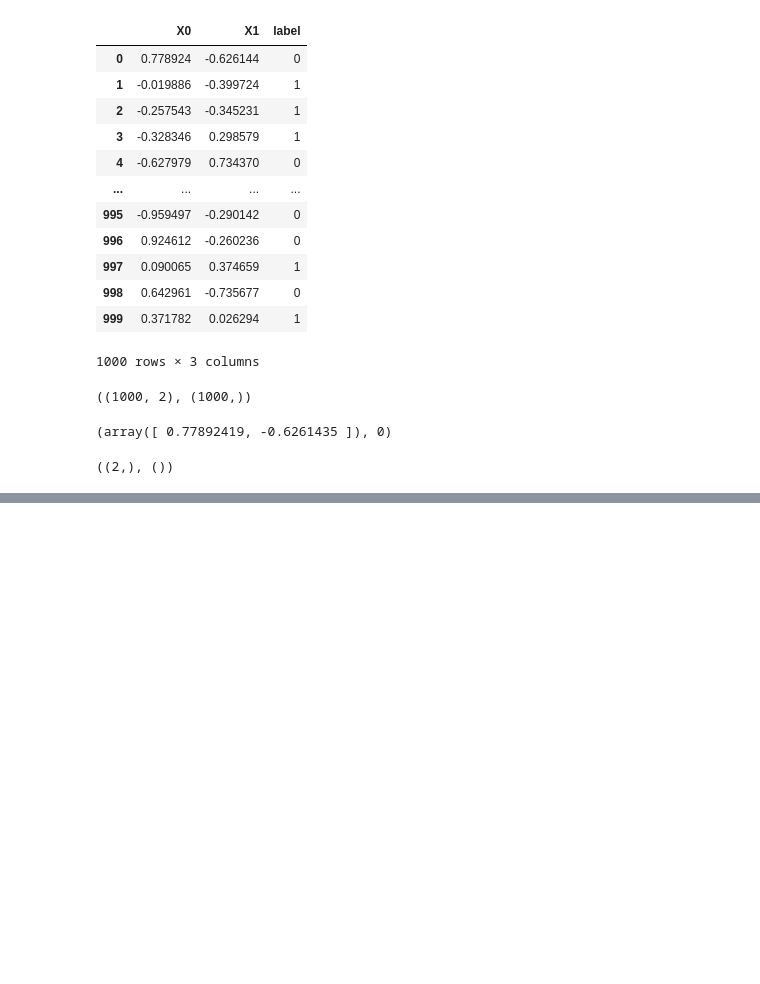
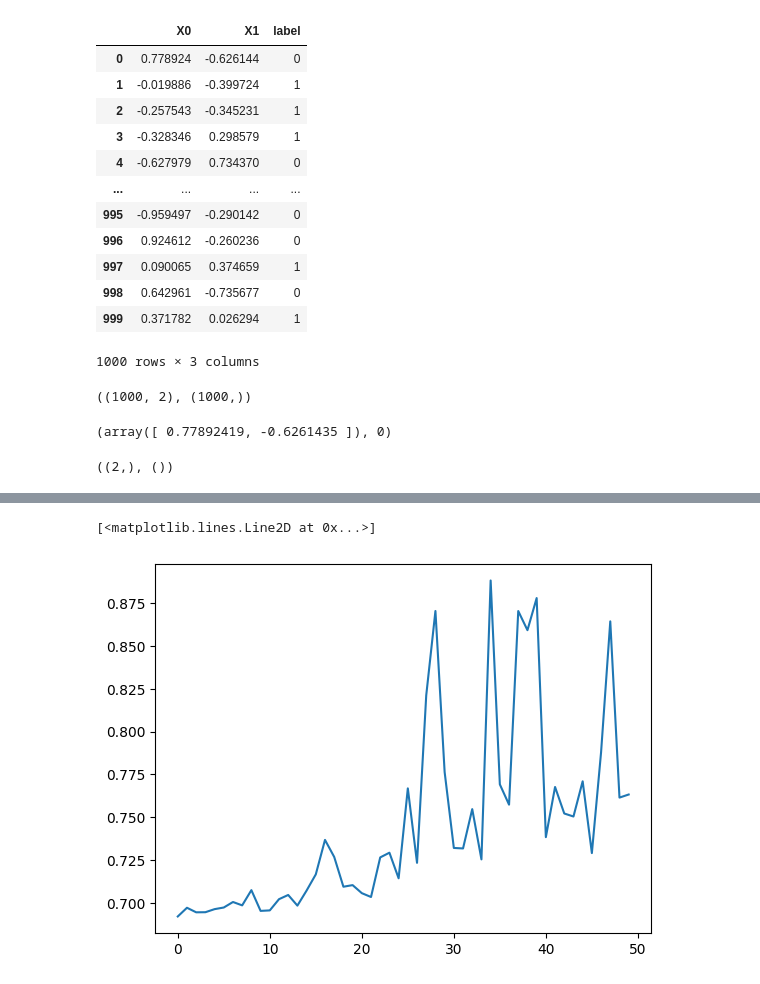
Before and after one commit to ftwr42/TensorFlow_for_Deep_Learning_Bootcamp, a Jupyter notebook: Abschnitt 4: /1st_classification.ipynb, the cells around one changed output, grey strips where cells are left out. Drawn from its saved outputs; the diff is of its cells as text; code cells hidden in the pictures; blank space fills up the shorter version.

Commit message:
77. Trying to improve our model

```diff
--- a/Abschnitt 4: /1st_classification.ipynb
+++ b/Abschnitt 4: /1st_classification.ipynb
@@ -107,0 +110,4 @@ py = circles.drop(['X0', 'X1'], axis=1, inplace=False)
+# %%
+circles_x = tf.constant([circles['X0'].astype('float32'), circles['X1'].astype('float32')])
+circles_x = tf.transpose(circles_x)
+circles_x
@@ -107,0 +123,11 @@ py = circles.drop(['X0', 'X1'], axis=1, inplace=False)
+# %%
+circles_y = tf.constant(circles['label'])
+# circles_y = tf.transpose(circles_y)
+tmp = []
+for i in circles_y:
+    if i == 0:
+       tmp.append([0,1])
+    else:
+       tmp.append([1,0])
+circles_y = tf.constant(tmp)
+circles_y
@@ -107,0 +143,15 @@ py = circles.drop(['X0', 'X1'], axis=1, inplace=False)
+# %%
+x_train, x_test, y_train, y_test = circles_x[:800], circles_x[800:], circles_y[:800], circles_y[800:]
+# x_train, x_test, y_train, y_test = train_test_split(circles_x, circles_y, test_size=0.2, random_state=42)
+# %%
+tf.random.set_seed(42)
+
+model = ks.Sequential()
+model.add(ks.layers.Input(shape=(2,)))
+model.add(ks.layers.Dense(64, activation='relu'))
+model.add(ks.layers.Dense(64, activation='relu'))
+model.add(ks.layers.Dense(2, activation='softmax'))
+
+model.compile(optimizer=ks.optimizers.Adam(), loss=ks.losses.CategoricalCrossentropy(), metrics=['mse'])
+
+history = model.fit(x=x_train, y=y_train, batch_size=32, epochs=50, verbose=2)
@@ -107,0 +176,5 @@ py = circles.drop(['X0', 'X1'], axis=1, inplace=False)
+# %%
+plt.plot(history.history['loss'])
+# %% [output]
+[<matplotlib.lines.Line2D at 0x...>]
+[figure, added]
```
Also changed, not shown: parts of 5 cells of this notebook.
